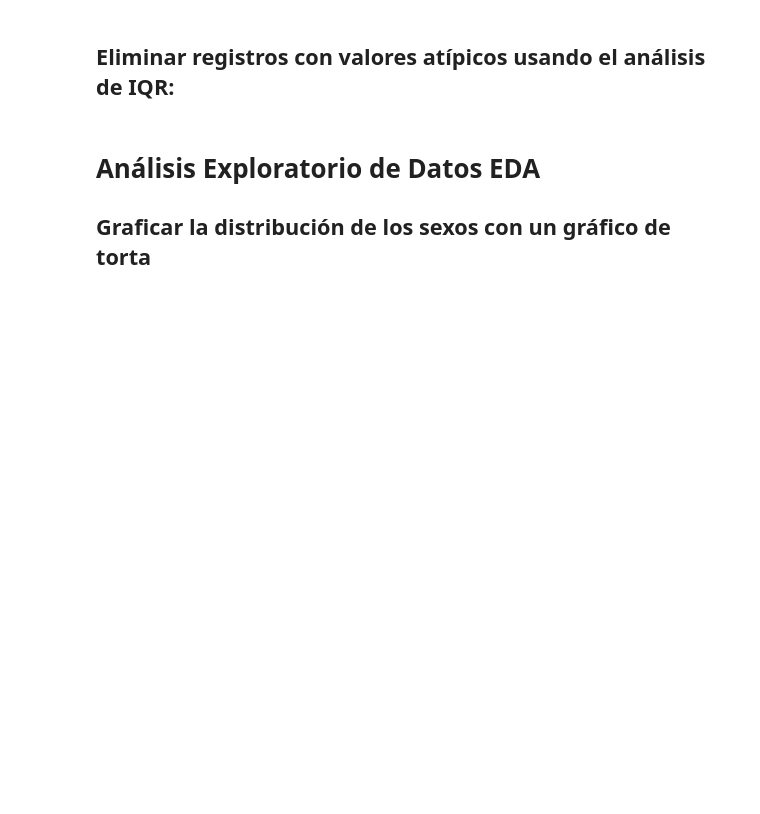
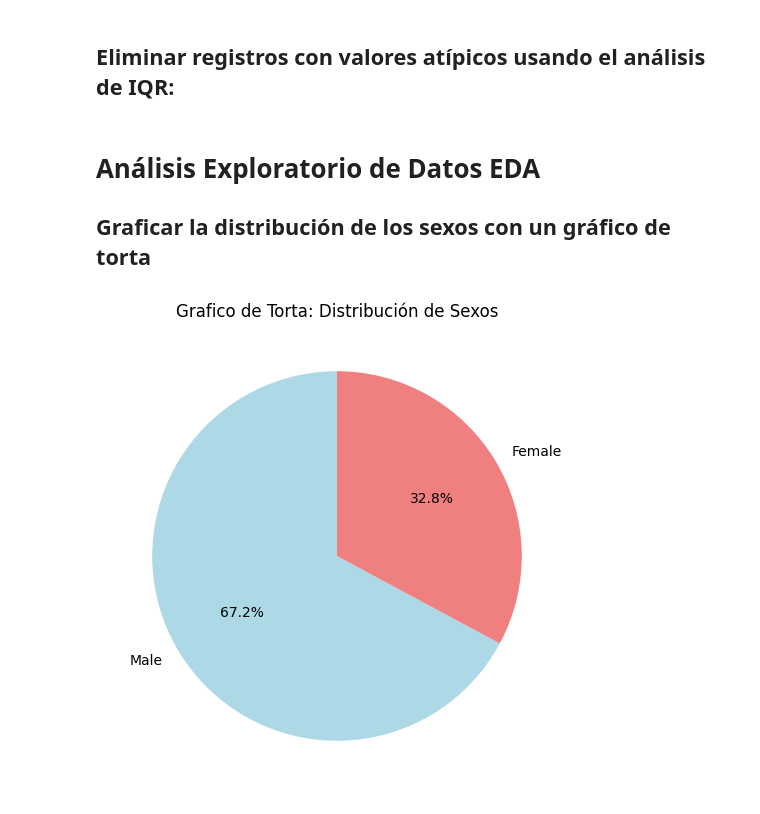
Before and after one commit to andreajhdez/Analisis_y_Prediccion_Datos_Empleados, a Jupyter notebook: procesamientodatos.ipynb, the cells around one changed output. Drawn from its saved outputs; the diff is of its cells as text; code cells hidden in the pictures; blank space fills up the shorter version.

```diff
--- a/procesamientodatos.ipynb
+++ b/procesamientodatos.ipynb
@@ -66,3 +66,17 @@ df = df[~((df[num_columns] < (Q1 - 1.5 * IQR)) | (df[num_columns] > (Q3 + 1.5 *
 # Análisis Exploratorio de Datos EDA
 
 ## Graficar la distribución de los sexos con un gráfico de torta
+# %%
+import matplotlib.pyplot as plt
+
+# Contar los valores de sexo
+sex_counts = df['Gender'].value_counts()
+
+colors = ['lightblue', 'lightcoral']
+# Graficar el gráfico de torta
+plt.figure(figsize=(6, 6))
+plt.pie(sex_counts, labels=sex_counts.index, autopct='%1.1f%%', colors = colors, startangle=90)
+plt.title('Grafico de Torta: Distribución de Sexos')
+plt.show()
+# %% [output]
+[figure, added]
```
Also changed, not shown: parts of 6 cells of this notebook.
